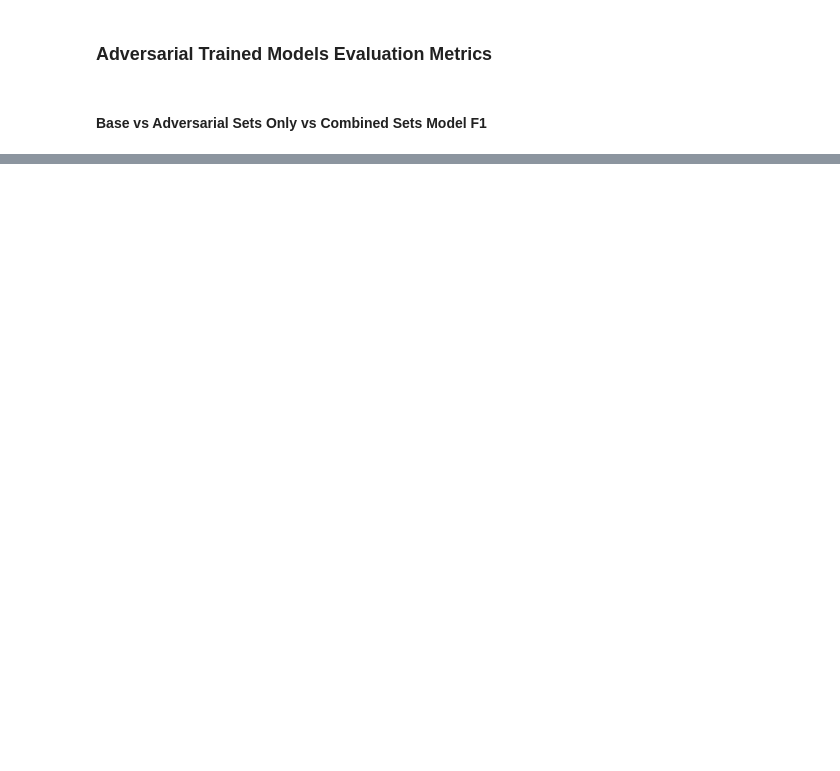
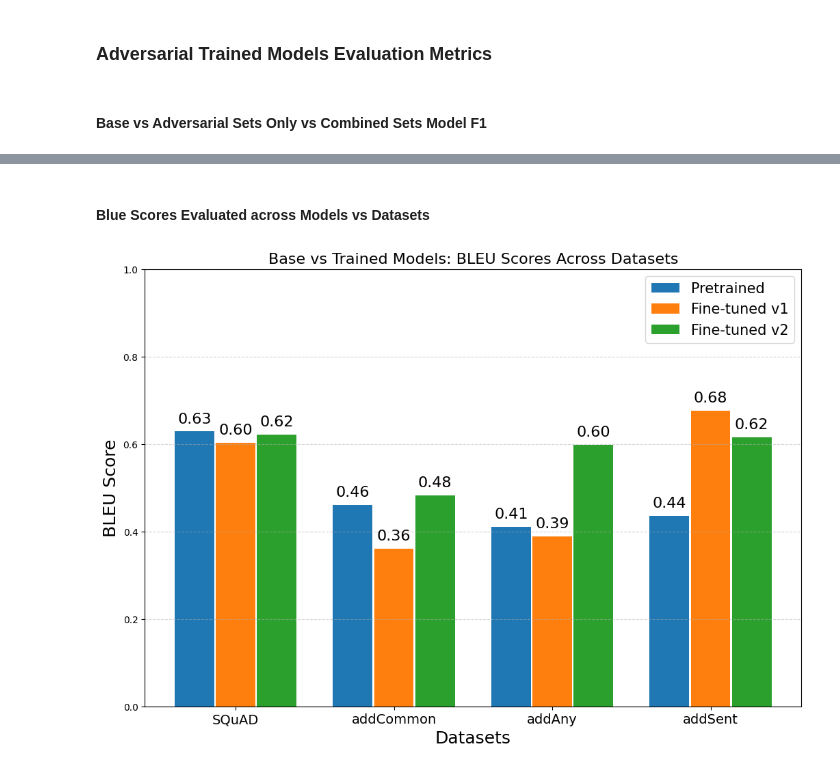
Before and after one commit to Shaz-Momin/nlp-fp-dataset-artifacts, a Jupyter notebook: new_results.ipynb, the cells around one changed output, grey strips where cells are left out. Drawn from its saved outputs; the diff is of its cells as text; code cells hidden in the pictures; blank space fills up the shorter version.

```diff
--- a/new_results.ipynb
+++ b/new_results.ipynb
@@ -61,0 +68,6 @@ plot_f1_results('Adversarial Sets Only Model: F1 Scores Across Datasets')
+# %% [markdown]
+#### Blue Scores Evaluated across Models vs Datasets
+# %%
+plot_metric_results(metric='eval_bleu', ylim=(0, 1), label_format="%.2f", yLabel="BLEU Score", title='Base vs Trained Models: BLEU Scores Across Datasets')
+# %% [output]
+[figure, added]
```
Also changed, not shown: parts of 1 cell of this notebook, 5 other files.
